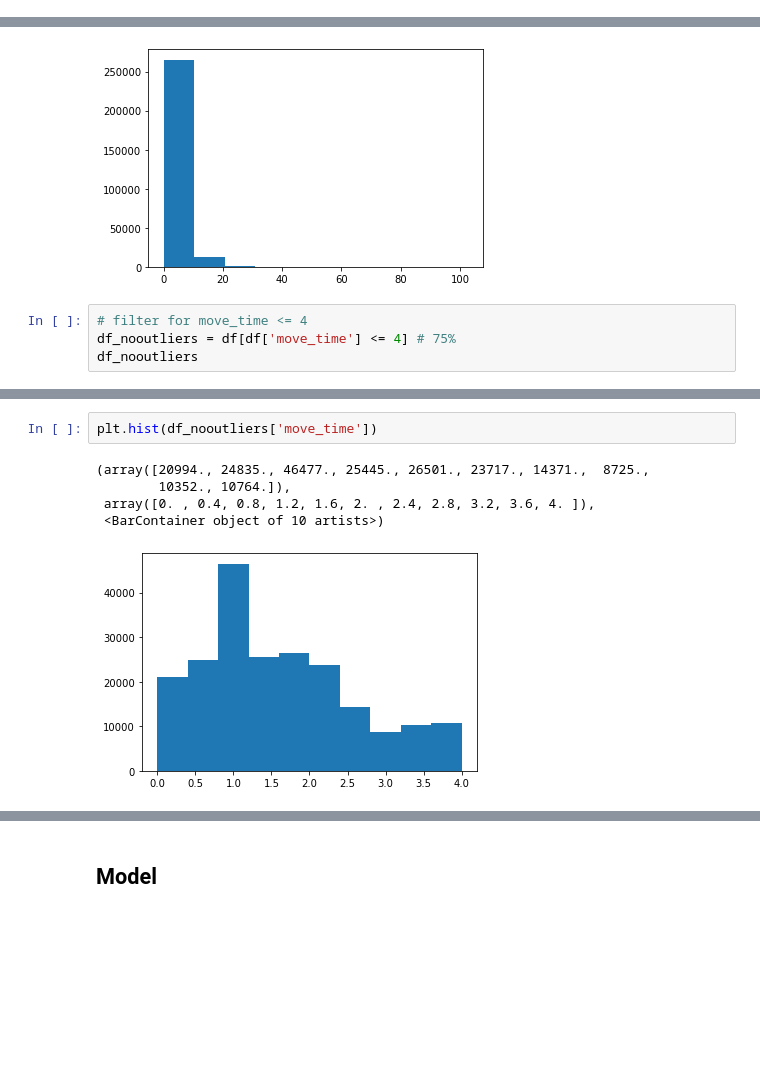
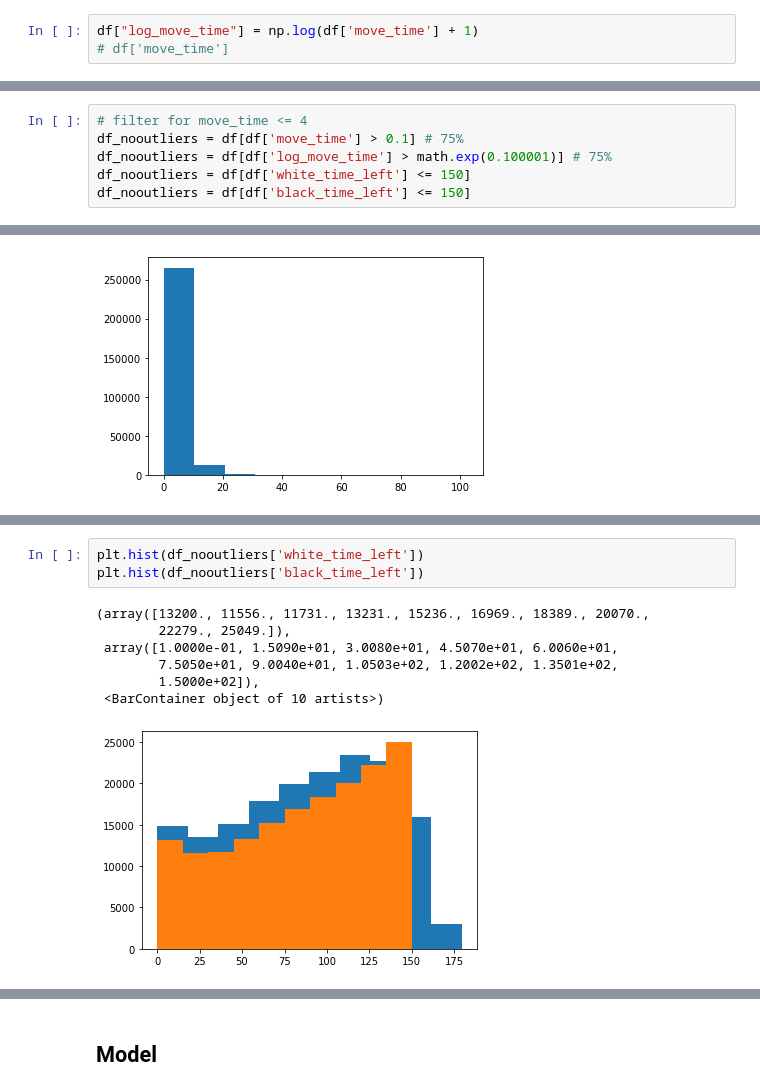
Before and after one commit to nicktalati/chessie, a Jupyter notebook: Time Ridge Model.ipynb, the cells around one changed output, grey strips where cells are left out. Saved outputs shown, nothing was run; the diff lists cells and outputs as text; blank space fills up the shorter version.

```diff
--- a/Time Ridge Model.ipynb
+++ b/Time Ridge Model.ipynb
@@ -22,3 +22,6 @@ df
 | 279236 | 1430.0 | 1419.0 | 26.5 | 117.7 | 29.81 | 0.00213 | 2.9 |
 | 279237 | 1430.0 | 1419.0 | 26.5 | 114.8 | 34.69 | 0.04074 | 1.1 |
 279238 rows × 7 columns
+# %%
+df["log_move_time"] = np.log(df['move_time'] + 1)
+# df['move_time']
@@ -25,3 +44,9 @@ df
+# %%
+# filter for move_time <= 4
+df_nooutliers = df[df['move_time'] > 0.1] # 75%
+df_nooutliers = df[df['log_move_time'] > math.exp(0.100001)] # 75%
+df_nooutliers = df[df['white_time_left'] <= 150]
+df_nooutliers = df[df['black_time_left'] <= 150]
 # %%
 # Create the feature matrix and target variable as numpy arrays
 feature_cols = ['white_time_left', 'black_time_left', 'expected_loss', 'blunder_chance']
@@ -80,7 +107,3 @@ plt.hist(df['move_time'])
          82.16,  92.43, 102.7 ]),
  <BarContainer object of 10 artists>)
 [figure]
-# %%
-# filter for move_time <= 4
-df_nooutliers = df[df['move_time'] <= 4] # 75%
-df_nooutliers
@@ -101,11 +123,14 @@ df_nooutliers
 # %%
-plt.hist(df_nooutliers['move_time'])
+plt.hist(df_nooutliers['white_time_left'])
+plt.hist(df_nooutliers['black_time_left'])
 # %% [output]
-(array([20994., 24835., 46477., 25445., 26501., 23717., 14371.,  8725.,
-        10352., 10764.]),
- array([0. , 0.4, 0.8, 1.2, 1.6, 2. , 2.4, 2.8, 3.2, 3.6, 4. ]),
+(array([13200., 11556., 11731., 13231., 15236., 16969., 18389., 20070.,
+        22279., 25049.]),
+ array([1.0000e-01, 1.5090e+01, 3.0080e+01, 4.5070e+01, 6.0060e+01,
+        7.5050e+01, 9.0040e+01, 1.0503e+02, 1.2002e+02, 1.3501e+02,
+        1.5000e+02]),
  <BarContainer object of 10 artists>)
-[figure, old version]
+[figure, new version]
 # %%
 # Linearity: Create scatter plots
 fig, axs = plt.subplots(3, 2, figsize=(8, 8))
```
Also changed, not shown: parts of 10 cells of this notebook.
